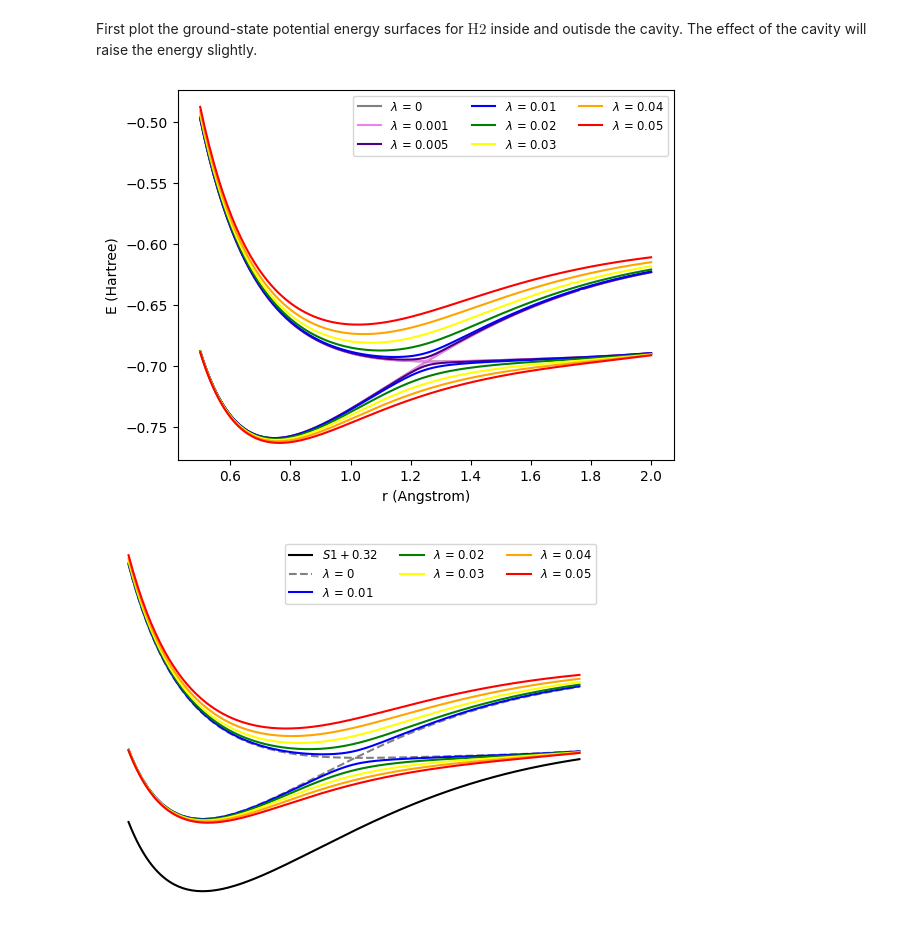
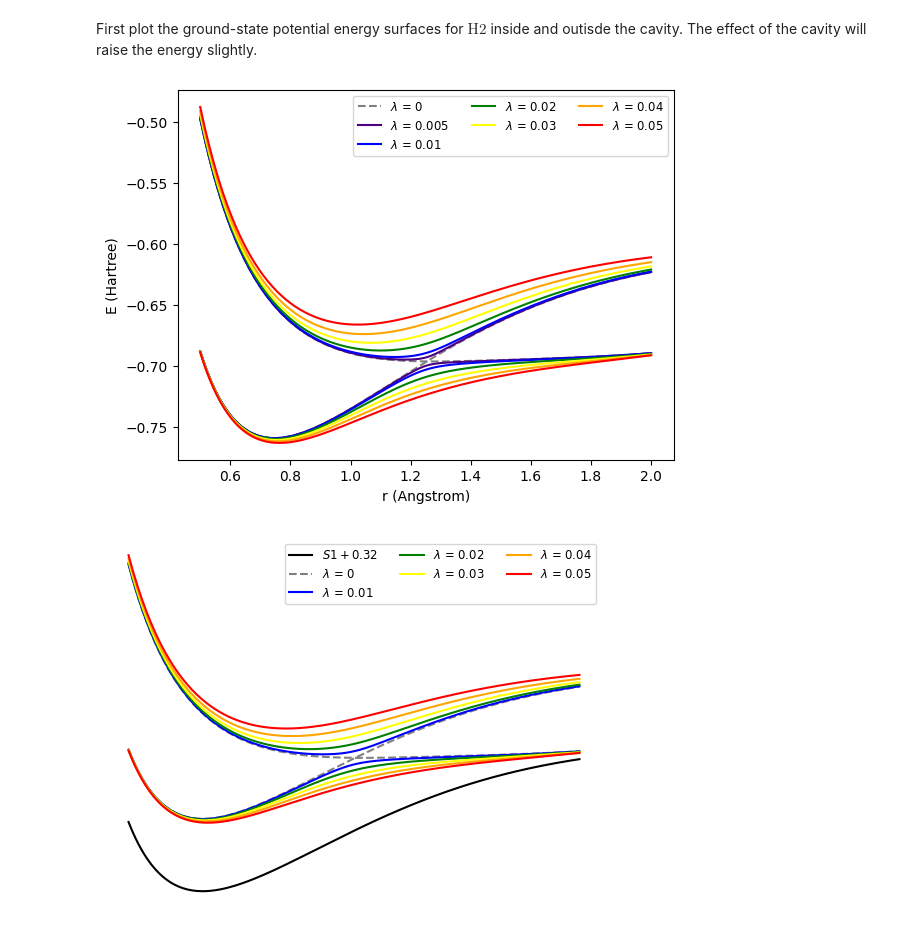
Before and after one commit to FoleyLab/SCQED-PCQED, a Jupyter notebook: src/QED-FCI_H2_HR.ipynb, the cells around one changed output. Saved outputs shown, nothing was run; the diff lists cells and outputs as text; code cells hidden in the pictures.

```diff
--- a/src/QED-FCI_H2_HR.ipynb
+++ b/src/QED-FCI_H2_HR.ipynb
@@ -230,27 +238,30 @@ First plot the ground-state potential energy surfaces for $ \text{H2} $ inside a
 # %%
 lambda_list = [0, 0.001, 0.005, 0.01, 0.02, 0.03, 0.04, 0.05]
 fci_S0_omega = np.zeros((1, N_R))
 for i in range(N_R):
     fci_S0_omega[0,i] = S0_array[i] + 0.3944656448298627
 fci_S0_plusw = np.ndarray.flatten(fci_S0_omega)
 
 color_list_1 = ['grey','violet','indigo','blue','green','yellow','orange','red']
 
-for i in range(8):
+plt.plot(r_data, fci_S0_plusw, linestyle='dashed', color='gray', label=f'$\lambda$ = 0')
+plt.plot(r_data, S1_array, linestyle='--', color='gray')
+
+for i in range(2,8):
     plt.plot(r_data, LP_arrays[i,:], f'{color_list_1[i]}', label=f'$\lambda$ = {lambda_list[i]}')
-for k in range(8):
+for k in range(2,8):
         plt.plot(r_data, UP_arrays[k,:], f'{color_list_1[k]}',)
 plt.xlabel('r (Angstrom)')
 plt.ylabel('E (Hartree)')
 
 
 #plt.xlim(1.5, 2)
 #plt.ylim(-7.76, -7.72)
 plt.legend(loc = 'upper right', ncols = 3, fontsize = 'small')
-plt.savefig('ppsurfaces.png',dpi=500)
+plt.savefig('polariton_surfaces_H2.png',dpi=500)
 #plt.show()
 # %% [output]
-[figure, old version]
+[figure, new version]
 # %%
 plt.plot(r_data, S0_array + 0.32, linestyle='-', color='black', label=f'$S1+0.32$')
 plt.plot(r_data, fci_S0_plusw, linestyle='dashed', color='gray', label=f'$\lambda$ = 0')
```
Also changed, not shown: parts of 3 cells of this notebook, 49 other files.
